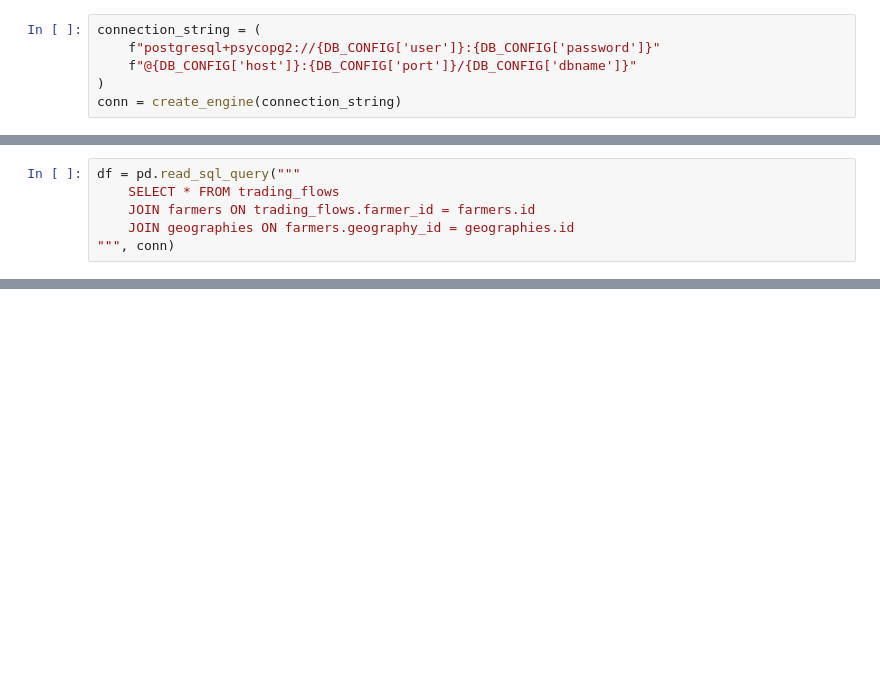
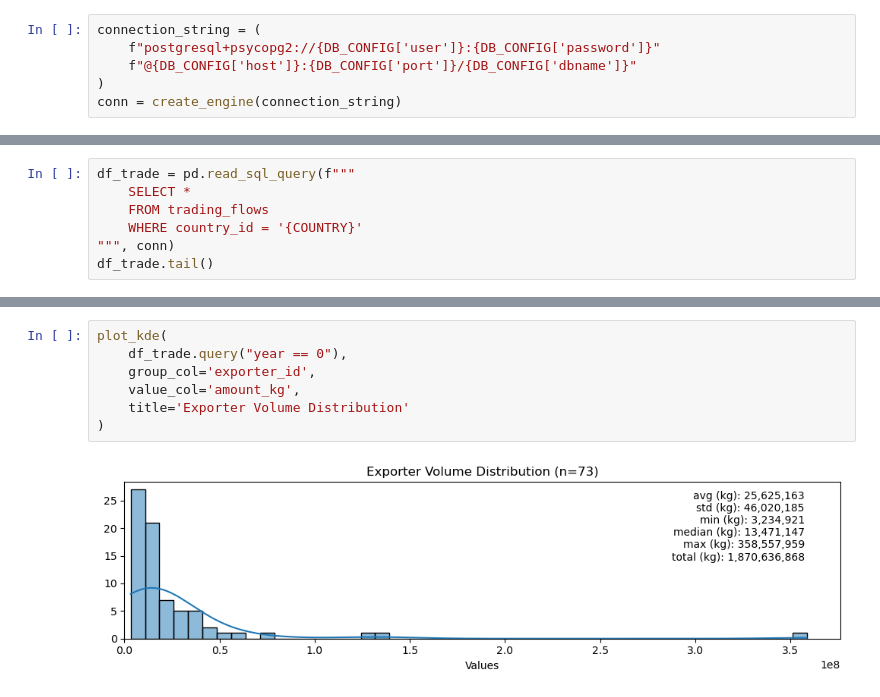
Before and after one commit to ccerv1/supply-chain-simulator, a Jupyter notebook: supply_chain_simulator/DashboardPrototype.ipynb, the cells around one changed output, grey strips where cells are left out. Saved outputs shown, nothing was run; the diff lists cells and outputs as text; blank space fills up the shorter version.

```diff
--- a/supply_chain_simulator/DashboardPrototype.ipynb
+++ b/supply_chain_simulator/DashboardPrototype.ipynb
@@ -174,6 +36,0 @@ df_trade
-# %%
-df = pd.read_sql_query("""
-    SELECT * FROM trading_flows
-    JOIN farmers ON trading_flows.farmer_id = farmers.id
-    JOIN geographies ON farmers.geography_id = geographies.id
-""", conn)
@@ -1161,0 +69,7 @@ Number of unique farmers across 17 random exporters: 512,783 out of 547,195 tota
+# %%
+df_trade = pd.read_sql_query(f"""
+    SELECT *
+    FROM trading_flows
+    WHERE country_id = '{COUNTRY}'
+""", conn)
+df_trade.tail()
@@ -1161,0 +117,9 @@ Number of unique farmers across 17 random exporters: 512,783 out of 547,195 tota
+# %%
+plot_kde(
+    df_trade.query("year == 0"),
+    group_col='exporter_id',
+    value_col='amount_kg',
+    title='Exporter Volume Distribution'
+)
+# %% [output]
+[figure, added]
```
Also changed, not shown: parts of 79 cells of this notebook, 1 other file.
